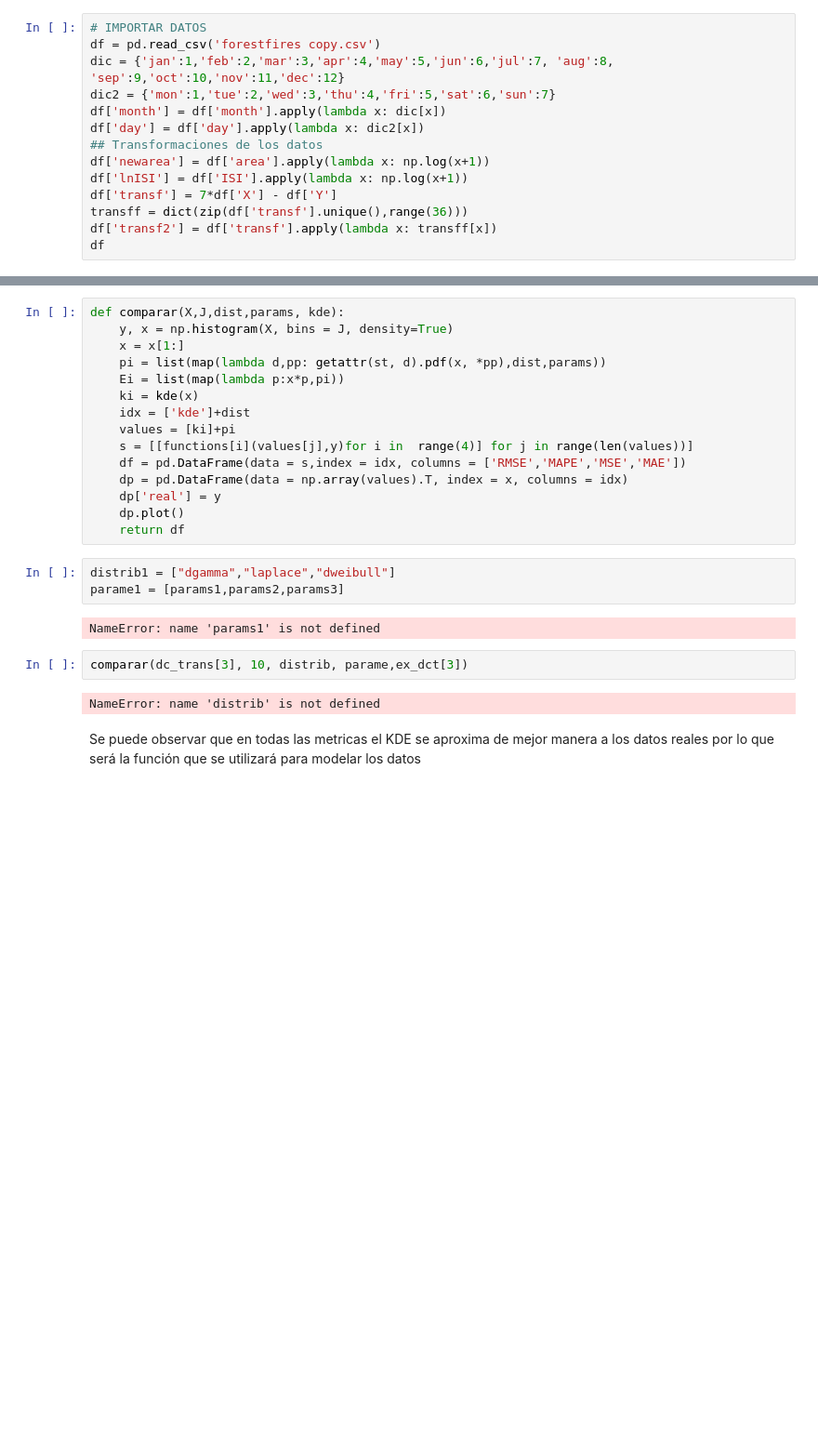
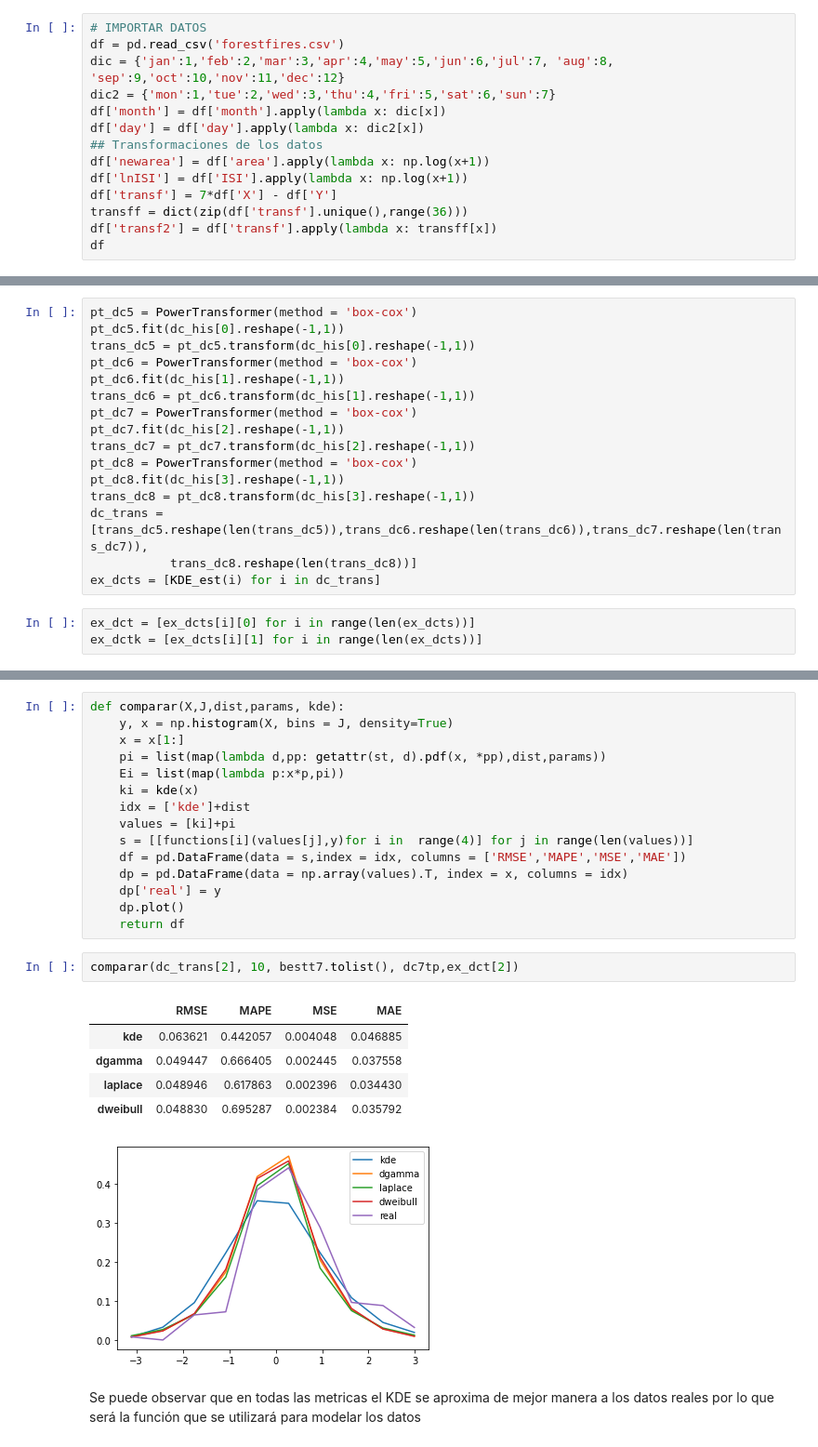
Before and after one commit to Aranzazu-R/Proyecto_Sim_FlavioyAranzazu, a Jupyter notebook: GuiaProyectoFinal-Borrador.ipynb, the cells around one changed output, grey strips where cells are left out. Shown at 93% size. Cells and saved outputs as stored; diff of their text form; blank space fills up the shorter version.

Commit message:
Cambios errores dedo

```diff
--- a/GuiaProyectoFinal-Borrador.ipynb
+++ b/GuiaProyectoFinal-Borrador.ipynb
@@ -112,7 +112,7 @@ from sklearn.preprocessing import PowerTransformer
 from feature_engine.transformation import LogTransformer
 # %%
 # IMPORTAR DATOS
-df = pd.read_csv('forestfires copy.csv')
+df = pd.read_csv('forestfires.csv')
 dic = {'jan':1,'feb':2,'mar':3,'apr':4,'may':5,'jun':6,'jul':7, 'aug':8, 'sep':9,'oct':10,'nov':11,'dec':12}
 dic2 = {'mon':1,'tue':2,'wed':3,'thu':4,'fri':5,'sat':6,'sun':7}
 df['month'] = df['month'].apply(lambda x: dic[x])
@@ -694,2 +674,21 @@ ex_dc_T = [ex_dct[i][0] for i in range(len(ex_dct))]
+# %%
+pt_dc5 = PowerTransformer(method = 'box-cox')
+pt_dc5.fit(dc_his[0].reshape(-1,1))
+trans_dc5 = pt_dc5.transform(dc_his[0].reshape(-1,1))
+pt_dc6 = PowerTransformer(method = 'box-cox')
+pt_dc6.fit(dc_his[1].reshape(-1,1))
+trans_dc6 = pt_dc6.transform(dc_his[1].reshape(-1,1))
+pt_dc7 = PowerTransformer(method = 'box-cox')
+pt_dc7.fit(dc_his[2].reshape(-1,1))
+trans_dc7 = pt_dc7.transform(dc_his[2].reshape(-1,1))
+pt_dc8 = PowerTransformer(method = 'box-cox')
+pt_dc8.fit(dc_his[3].reshape(-1,1))
+trans_dc8 = pt_dc8.transform(dc_his[3].reshape(-1,1))
+dc_trans = [trans_dc5.reshape(len(trans_dc5)),trans_dc6.reshape(len(trans_dc6)),trans_dc7.reshape(len(trans_dc7)),
+           trans_dc8.reshape(len(trans_dc8))]
+ex_dcts = [KDE_est(i) for i in dc_trans]
+# %%
+ex_dct = [ex_dcts[i][0] for i in range(len(ex_dcts))]
+ex_dctk = [ex_dcts[i][1] for i in range(len(ex_dcts))]
 # %%
 fig, ax = plt.subplots(1,4, figsize = [20,5])
@@ -1040,14 +1088,14 @@ def comparar(X,J,dist,params, kde):
     dp['real'] = y
     dp.plot()
     return df
-# %%
-distrib1 = ["dgamma","laplace","dweibull"]
-parame1 = [params1,params2,params3]
-# %% [output]
-NameError: name 'params1' is not defined
 # %%
-comparar(dc_trans[3], 10, distrib, parame,ex_dct[3])
+comparar(dc_trans[2], 10, bestt7.tolist(), dc7tp,ex_dct[2])
 # %% [output]
-NameError: name 'distrib' is not defined
+|  | RMSE | MAPE | MSE | MAE |
+| kde | 0.063621 | 0.442057 | 0.004048 | 0.046885 |
+| dgamma | 0.049447 | 0.666405 | 0.002445 | 0.037558 |
+| laplace | 0.048946 | 0.617863 | 0.002396 | 0.034430 |
+| dweibull | 0.048830 | 0.695287 | 0.002384 | 0.035792 |
+[figure, added]
 # %% [markdown]
 Se puede observar que en todas las metricas el KDE se aproxima de mejor manera a los datos reales por lo que será la función que se utilizará para modelar los datos
```
Also changed, not shown: parts of 18 cells of this notebook.
